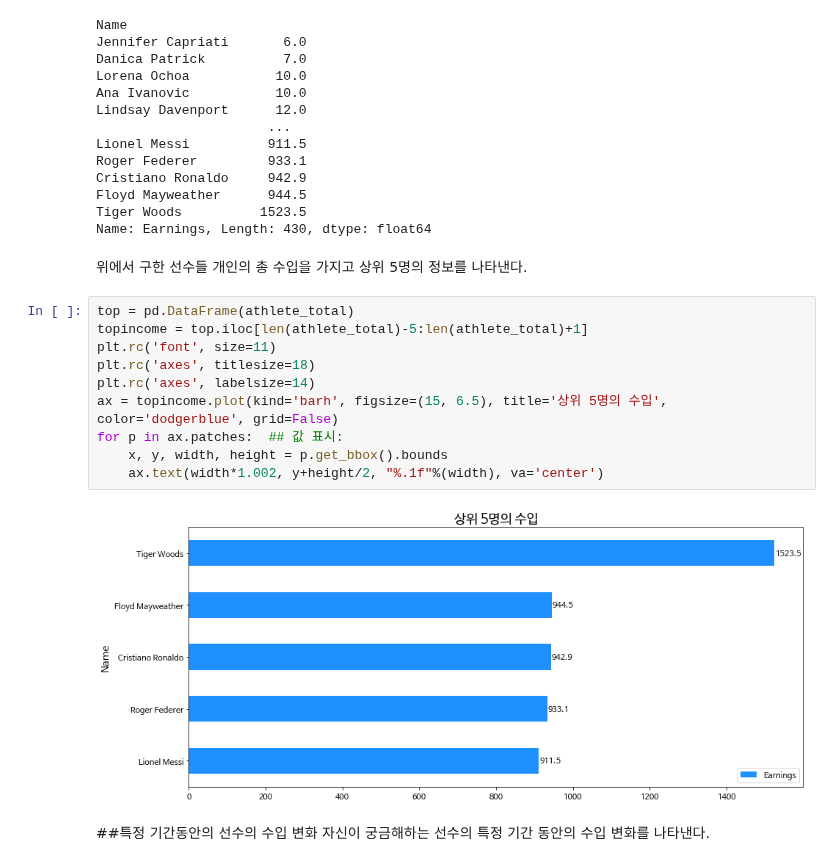
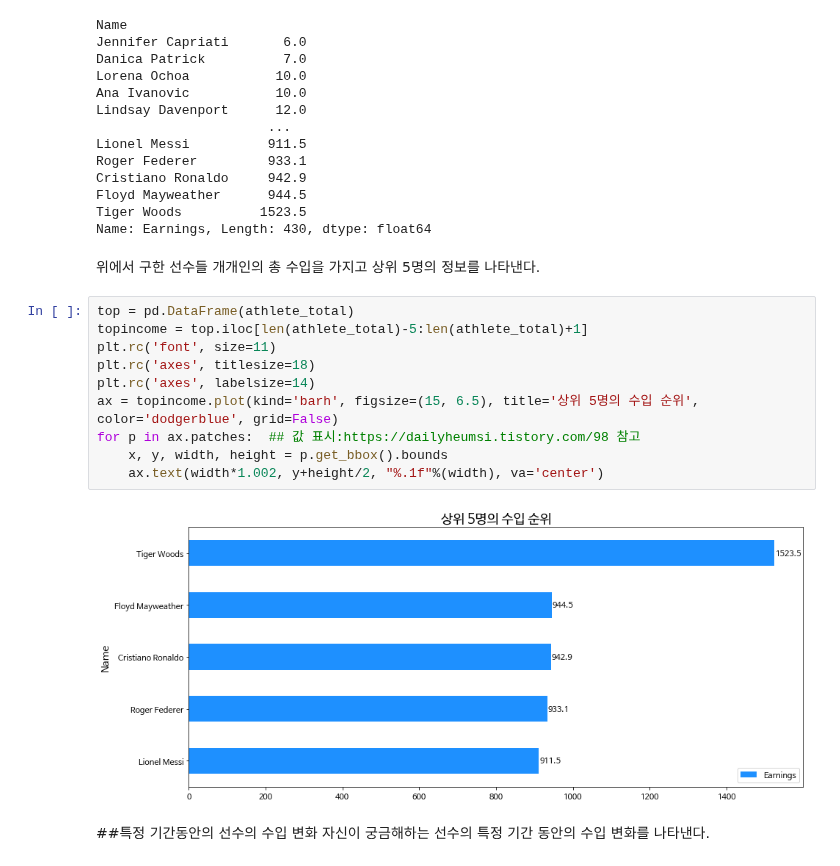
Before and after one commit to gjsin1105/DAP__, a Jupyter notebook: FinalProject(201811895).ipynb, the cells around one changed output. Saved outputs shown, nothing was run; the diff lists cells and outputs as text.

```diff
--- a/FinalProject(201811895).ipynb
+++ b/FinalProject(201811895).ipynb
@@ -159,19 +159,19 @@ Floyd Mayweather      944.5
 Tiger Woods          1523.5
 Name: Earnings, Length: 430, dtype: float64
 # %% [markdown]
-위에서 구한 선수들 개인의 총 수입을 가지고 상위 5명의 정보를 나타낸다.
+위에서 구한 선수들 개개인의 총 수입을 가지고 상위 5명의 정보를 나타낸다.
 # %%
 top = pd.DataFrame(athlete_total)
 topincome = top.iloc[len(athlete_total)-5:len(athlete_total)+1]
 plt.rc('font', size=11)
 plt.rc('axes', titlesize=18)
 plt.rc('axes', labelsize=14)
-ax = topincome.plot(kind='barh', figsize=(15, 6.5), title='상위 5명의 수입', color='dodgerblue', grid=False)
-for p in ax.patches:  ## 값 표시:
+ax = topincome.plot(kind='barh', figsize=(15, 6.5), title='상위 5명의 수입 순위', color='dodgerblue', grid=False)
+for p in ax.patches:  ## 값 표시:https://dailyheumsi.tistory.com/98 참고
     x, y, width, height = p.get_bbox().bounds
     ax.text(width*1.002, y+height/2, "%.1f"%(width), va='center')
 # %% [output]
-[figure, old version]
+[figure, new version]
 # %% [markdown]
 ##특정 기간동안의 선수의 수입 변화
 자신이 궁금해하는 선수의 특정 기간 동안의 수입 변화를 나타낸다.
```
Also changed, not shown: parts of 4 cells of this notebook.
